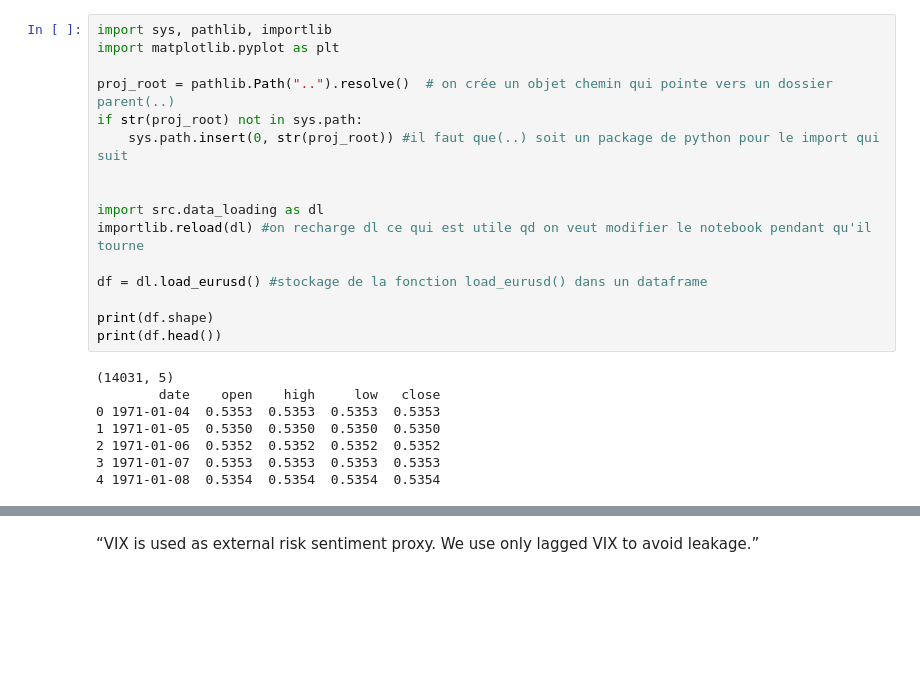
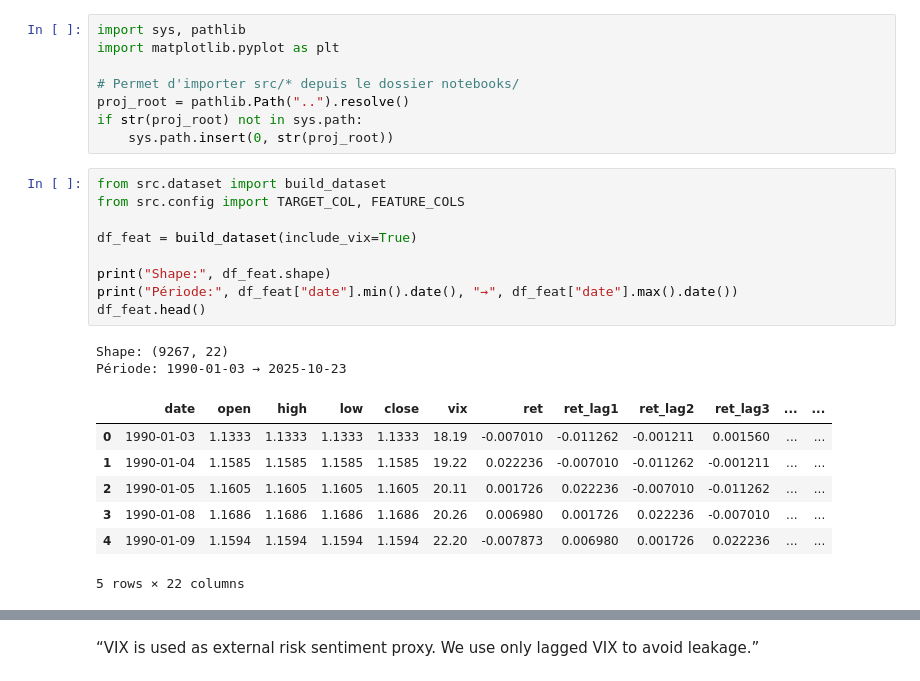
Before and after one commit to martou12/projet-ml-, a Jupyter notebook: notebooks/01_exploration_baseline.ipynb, the cells around one changed output, grey strips where cells are left out. Drawn from its saved outputs; the diff is of its cells as text; blank space fills up the shorter version.

Commit message:
last updates simplification 3 notebooks

```diff
--- a/notebooks/01_exploration_baseline.ipynb
+++ b/notebooks/01_exploration_baseline.ipynb
@@ -1,26 +1,29 @@
 # %%
-import sys, pathlib, importlib
+import sys, pathlib
 import matplotlib.pyplot as plt
 
-proj_root = pathlib.Path("..").resolve()  # on crée un objet chemin qui pointe vers un dossier parent(..)
+# Permet d'importer src/* depuis le dossier notebooks/
+proj_root = pathlib.Path("..").resolve()
 if str(proj_root) not in sys.path:
-    sys.path.insert(0, str(proj_root)) #il faut que(..) soit un package de python pour le import qui suit
-
-
-import src.data_loading as dl
-importlib.reload(dl) #on recharge dl ce qui est utile qd on veut modifier le notebook pendant qu'il tourne
-
-df = dl.load_eurusd() #stockage de la fonction load_eurusd() dans un dataframe
-
-print(df.shape)
-print(df.head())
+    sys.path.insert(0, str(proj_root))
-# %% [output]
-(14031, 5)
-        date    open    high     low   close
-0 1971-01-04  0.5353  0.5353  0.5353  0.5353
-1 1971-01-05  0.5350  0.5350  0.5350  0.5350
-2 1971-01-06  0.5352  0.5352  0.5352  0.5352
-3 1971-01-07  0.5353  0.5353  0.5353  0.5353
-4 1971-01-08  0.5354  0.5354  0.5354  0.5354
+# %%
+from src.dataset import build_dataset
+from src.config import TARGET_COL, FEATURE_COLS
+
+df_feat = build_dataset(include_vix=True)
+
+print("Shape:", df_feat.shape)
+print("Période:", df_feat["date"].min().date(), "→", df_feat["date"].max().date())
+df_feat.head()
+# %% [output]
+Shape: (9267, 22)
+Période: 1990-01-03 → 2025-10-23
+|  | date | open | high | low | close | vix | ret | ret_lag1 | ret_lag2 | ret_lag3 | ... | ... |
+| 0 | 1990-01-03 | 1.1333 | 1.1333 | 1.1333 | 1.1333 | 18.19 | -0.007010 | -0.011262 | -0.001211 | 0.001560 | ... | ... |
+| 1 | 1990-01-04 | 1.1585 | 1.1585 | 1.1585 | 1.1585 | 19.22 | 0.022236 | -0.007010 | -0.011262 | -0.001211 | ... | ... |
+| 2 | 1990-01-05 | 1.1605 | 1.1605 | 1.1605 | 1.1605 | 20.11 | 0.001726 | 0.022236 | -0.007010 | -0.011262 | ... | ... |
+| 3 | 1990-01-08 | 1.1686 | 1.1686 | 1.1686 | 1.1686 | 20.26 | 0.006980 | 0.001726 | 0.022236 | -0.007010 | ... | ... |
+| 4 | 1990-01-09 | 1.1594 | 1.1594 | 1.1594 | 1.1594 | 22.20 | -0.007873 | 0.006980 | 0.001726 | 0.022236 | ... | ... |
+5 rows × 22 columns
 # %%
 plt.figure(figsize=(10, 4))
```
Also changed, not shown: parts of 7 cells of this notebook, 11 other files.
